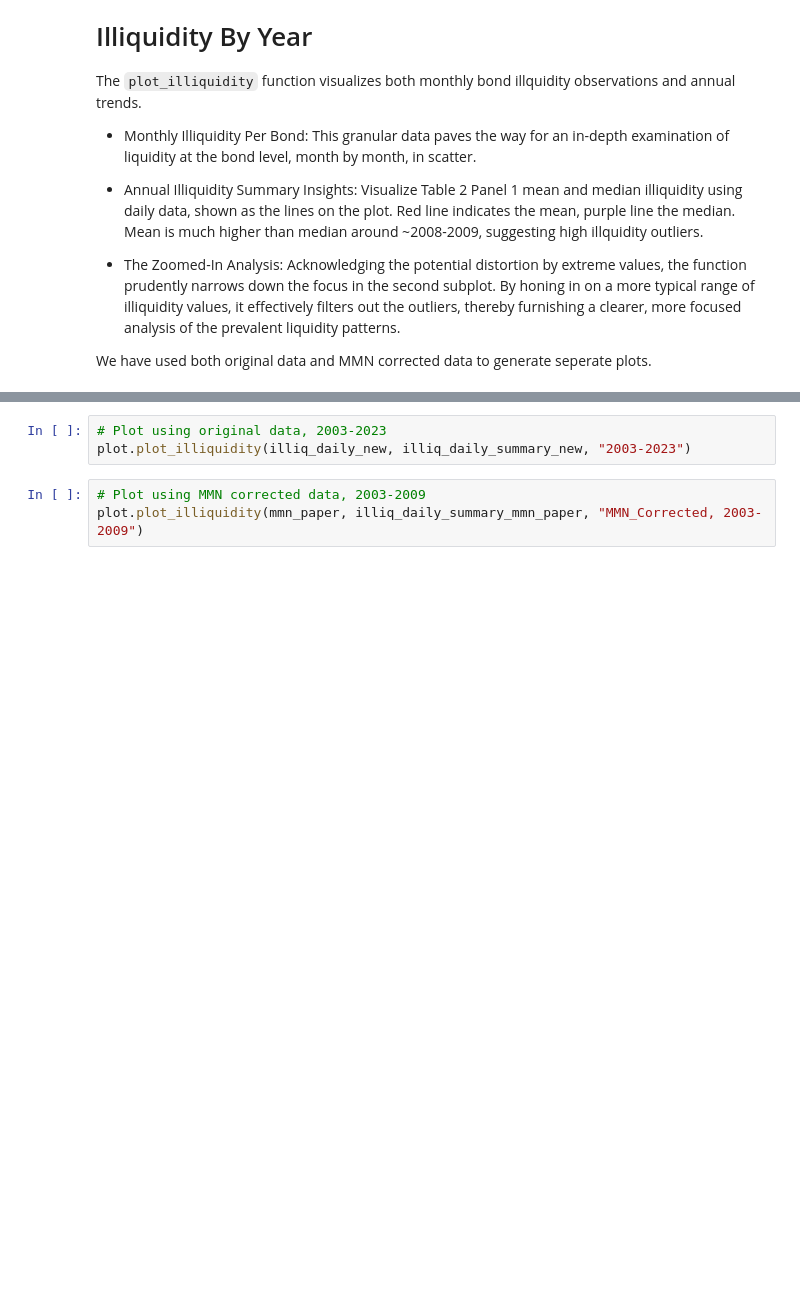
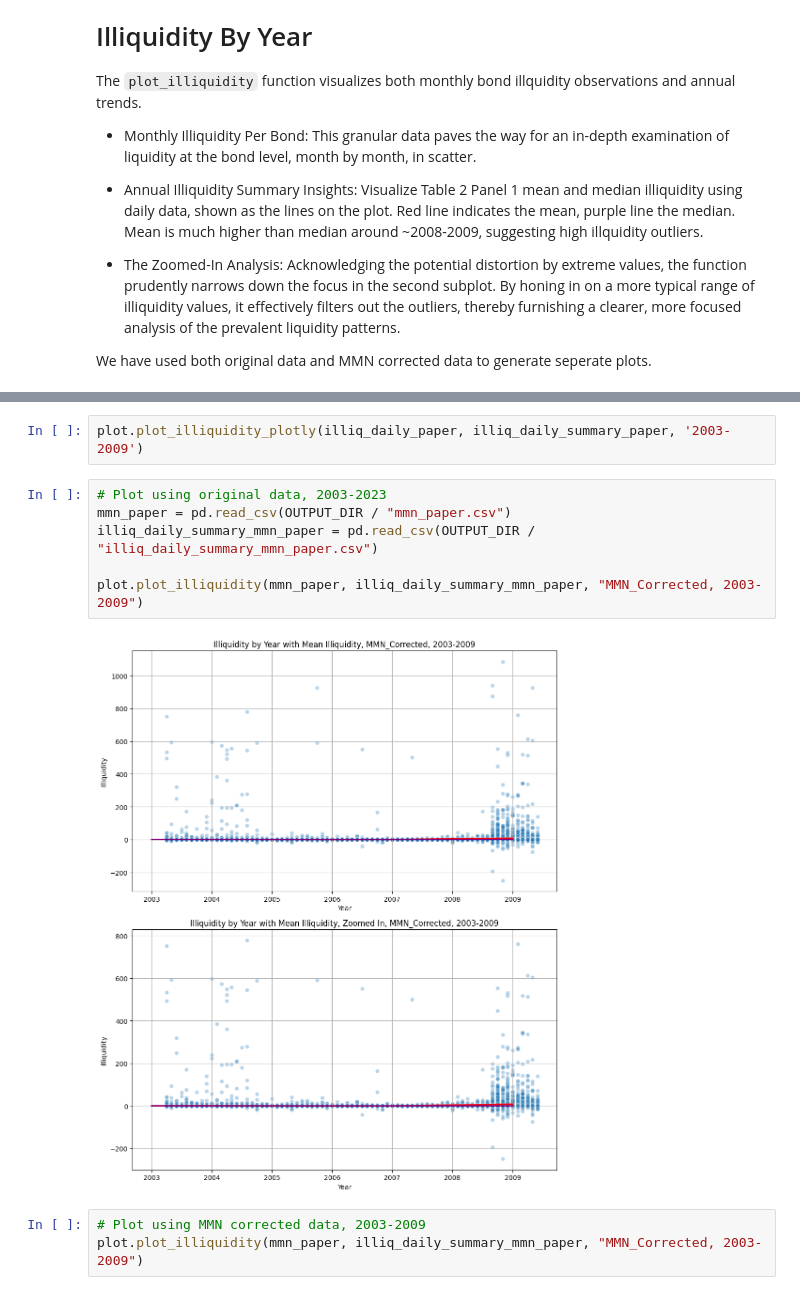
Before and after one commit to zhangruoxikathy/corporate_bond_liquidity_research, a Jupyter notebook: src/table2_calc_illiquidity_notebook.ipynb, the cells around one changed output, grey strips where cells are left out. Saved outputs shown, nothing was run; the diff lists cells and outputs as text; blank space fills up the shorter version.

```diff
--- a/src/table2_calc_illiquidity_notebook.ipynb
+++ b/src/table2_calc_illiquidity_notebook.ipynb
@@ -228,6 +459,13 @@ plot.plot_illiquidity(illiq_daily_paper, illiq_daily_summary_paper, "2003-2009")
+# %%
+plot.plot_illiquidity_plotly(illiq_daily_paper, illiq_daily_summary_paper, '2003-2009')
 # %%
 # Plot using original data, 2003-2023
-plot.plot_illiquidity(illiq_daily_new, illiq_daily_summary_new, "2003-2023")
+mmn_paper = pd.read_csv(OUTPUT_DIR / "mmn_paper.csv")
+illiq_daily_summary_mmn_paper = pd.read_csv(OUTPUT_DIR / "illiq_daily_summary_mmn_paper.csv")
+
+plot.plot_illiquidity(mmn_paper, illiq_daily_summary_mmn_paper, "MMN_Corrected, 2003-2009")
+# %% [output]
+[figure, added]
 # %%
 # Plot using MMN corrected data, 2003-2009
 plot.plot_illiquidity(mmn_paper, illiq_daily_summary_mmn_paper, "MMN_Corrected, 2003-2009")
```
Also changed, not shown: parts of 21 cells of this notebook, 16 other files.
